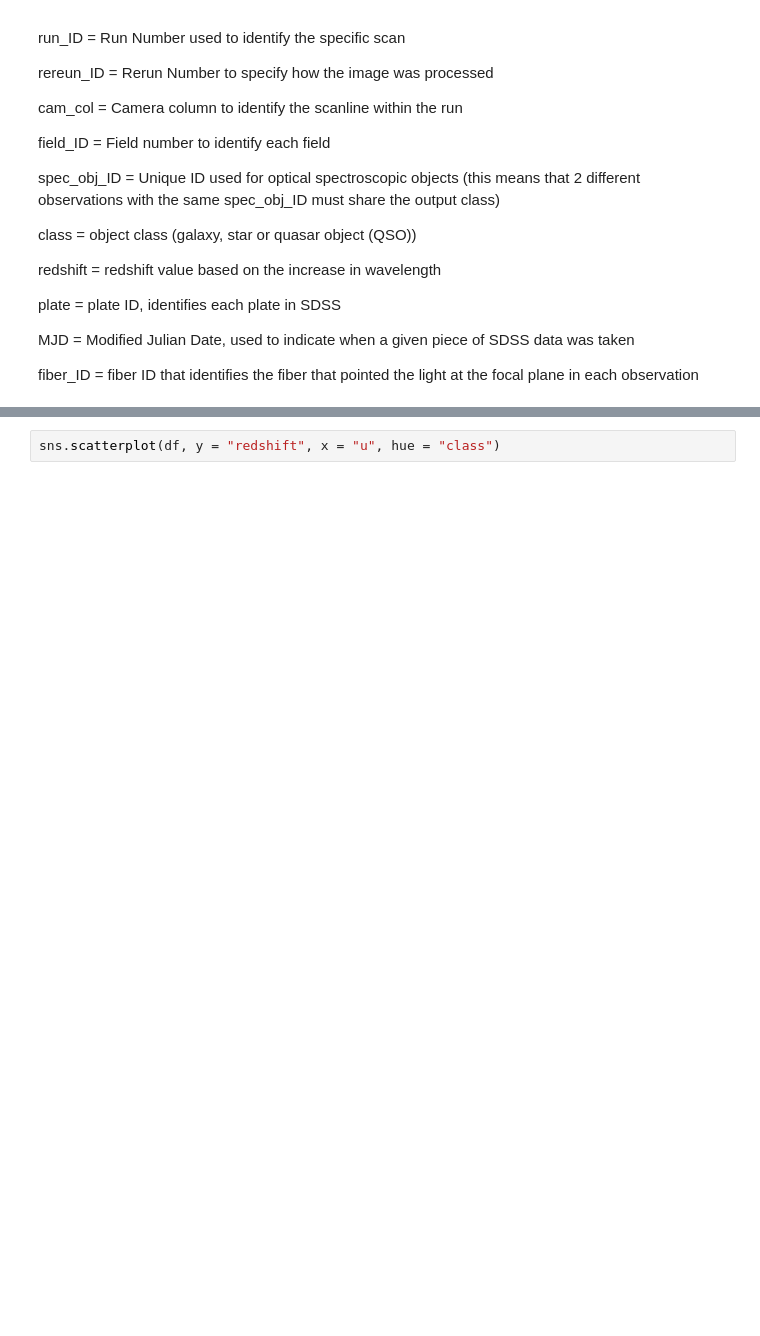
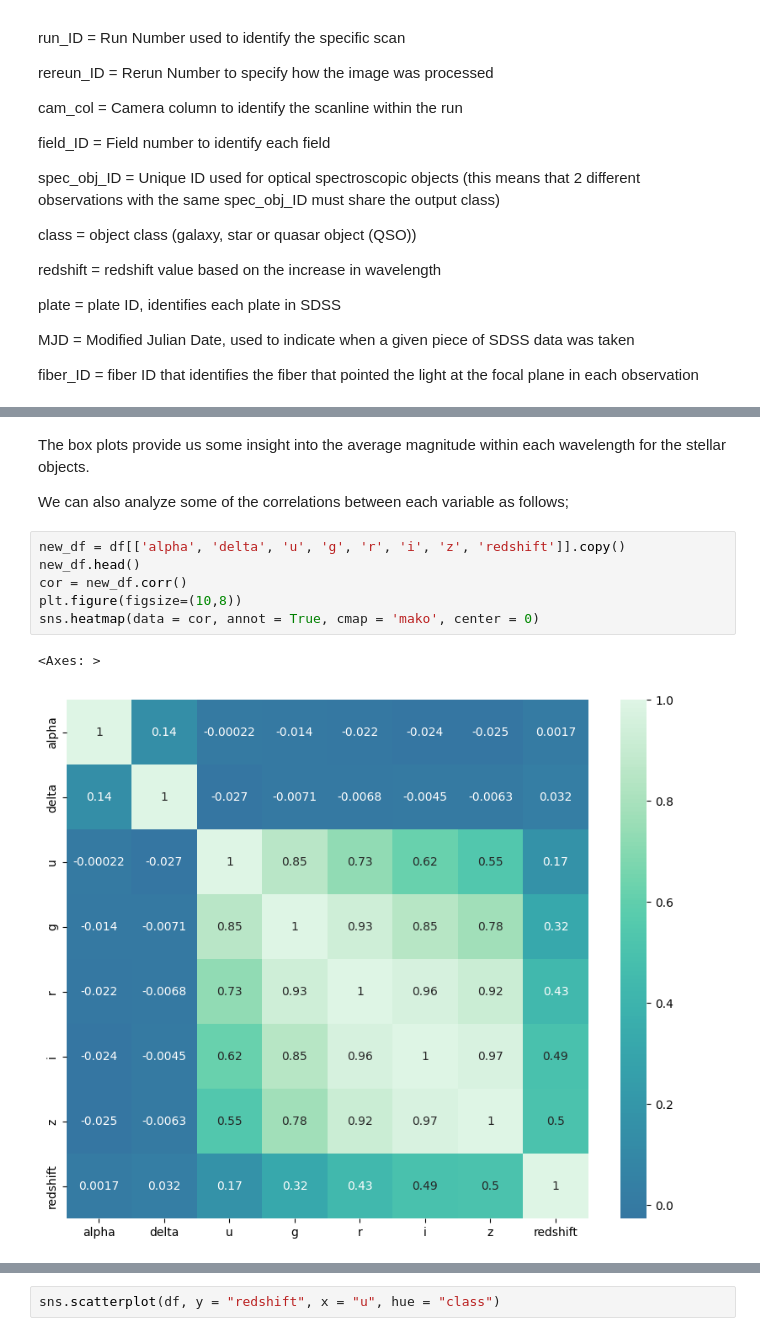
Before and after one commit to AbhaySh4r/ML-AstroSet, a Jupyter notebook: Project1_Visualizations.ipynb, the cells around one changed output, grey strips where cells are left out. Cells and saved outputs as stored; diff of their text form; blank space fills up the shorter version.

```diff
--- a/Project1_Visualizations.ipynb
+++ b/Project1_Visualizations.ipynb
@@ -84,0 +128,13 @@ df.describe()
+# %% [markdown]
+The box plots provide us some insight into the average magnitude within each wavelength for the stellar objects.
+
+We can also analyze some of the correlations between each variable as follows;
+# %%
+new_df = df[['alpha', 'delta', 'u', 'g', 'r', 'i', 'z', 'redshift']].copy()
+new_df.head()
+cor = new_df.corr()
+plt.figure(figsize=(10,8))
+sns.heatmap(data = cor, annot = True, cmap = 'mako', center = 0)
+# %% [output]
+<Axes: >
+[figure, added]
```
Also changed, not shown: parts of 24 cells of this notebook.
